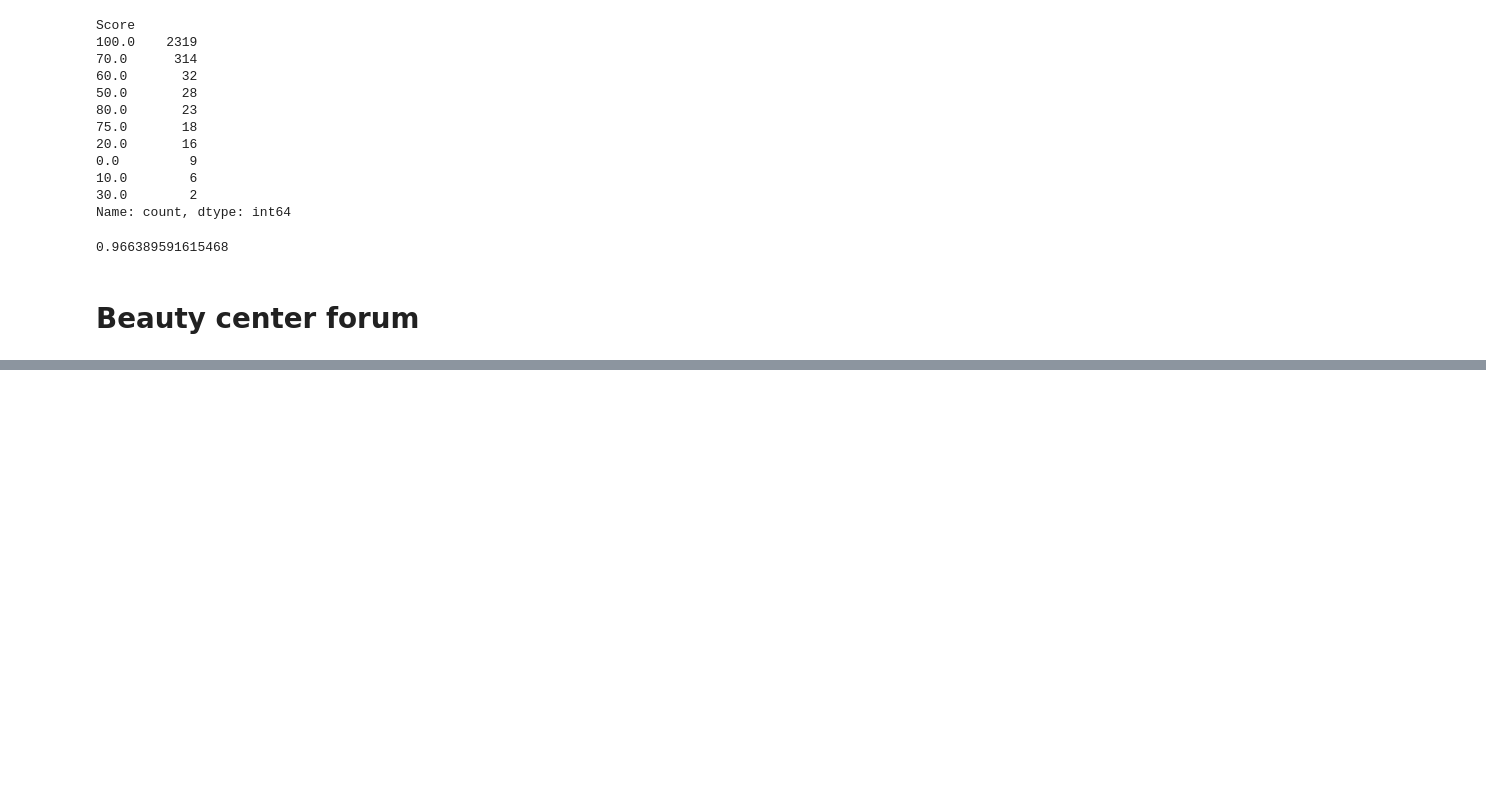
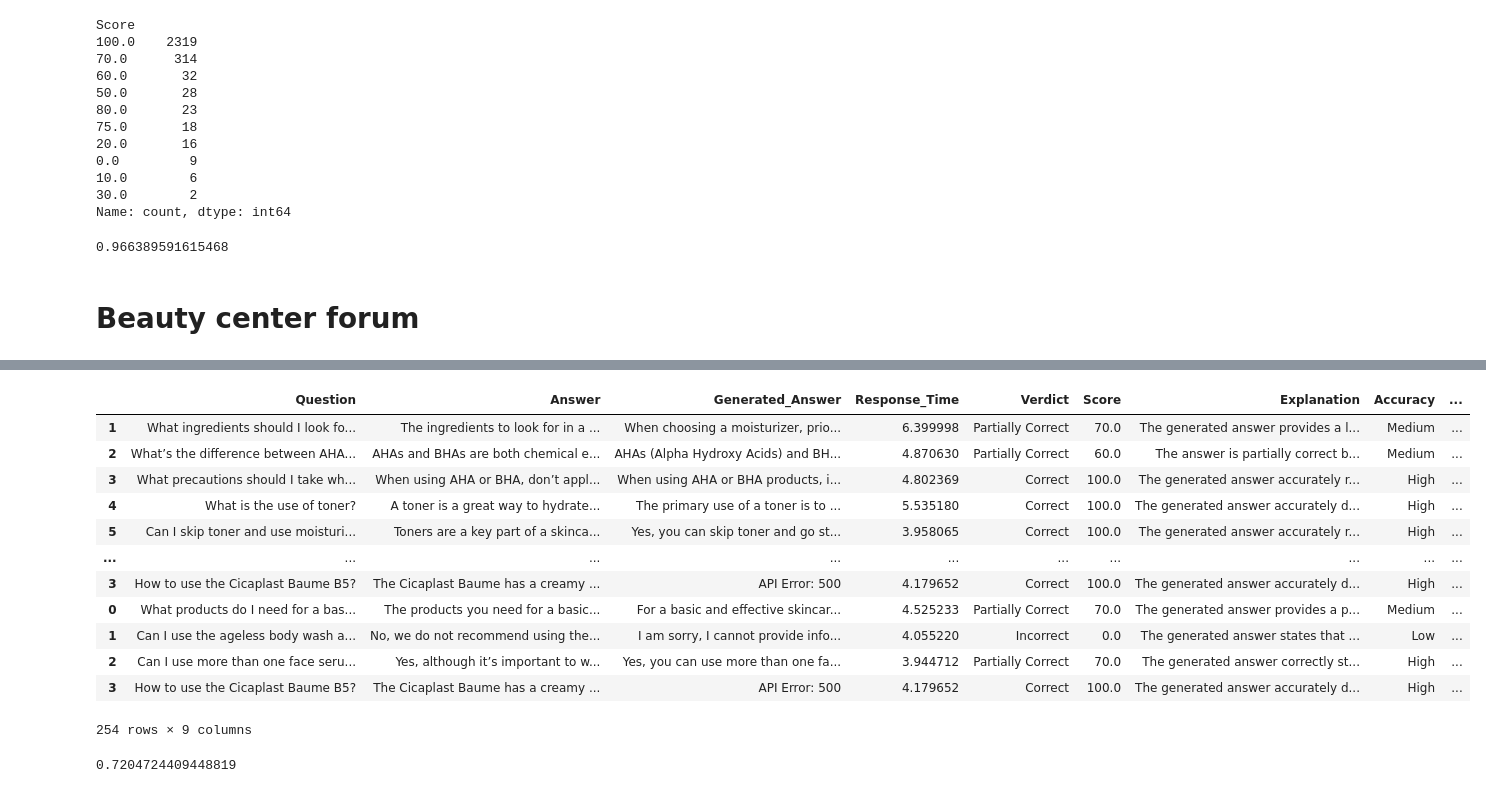
Before and after one commit to Dermalogical-AI-Assistant/qa-cosmetics-model, a Jupyter notebook: evaluate/monitor_final_result.ipynb, the cells around one changed output, grey strips where cells are left out. Cells and saved outputs as stored; diff of their text form; code cells hidden in the pictures; blank space fills up the shorter version.

```diff
--- a/evaluate/monitor_final_result.ipynb
+++ b/evaluate/monitor_final_result.ipynb
@@ -300,0 +258,2 @@ len(df[df['Score'] > 70])
+# %%
+df1 = df
@@ -300,0 +264,4 @@ len(df[df['Score'] > 70])
+# %%
+df = pd.read_csv(r'/home/jasmine/Documents/Study/DATN/code/qa-cosmetics-model/evaluate/result/tdcosmetics/beauty_center/additional_questions.csv')
+df = df[df['Score'].notna()]
+df['Score'].value_counts().sort_values()
@@ -300,0 +280,2 @@ len(df[df['Score'] > 70])
+# %%
+df2=df
@@ -300,0 +288,3 @@ len(df[df['Score'] > 70])
+# %%
+df_errors = pd.read_csv(r'result/tdcosmetics/beauty_center/beauty_center_not_score.csv')
+df_errors
@@ -300,0 +298,22 @@ len(df[df['Score'] > 70])
+# %%
+df = pd.concat([df, df_errors])
+df = df[df['Score'].notna()]
+df
+# %% [output]
+|  | Question | Answer | Generated_Answer | Response_Time | Verdict | Score | Explanation | Accuracy | ... |
+| 1 | What ingredients should I look fo... | The ingredients to look for in a ... | When choosing a moisturizer, prio... | 6.399998 | Partially Correct | 70.0 | The generated answer provides a l... | Medium | ... |
+| 2 | What’s the difference between AHA... | AHAs and BHAs are both chemical e... | AHAs (Alpha Hydroxy Acids) and BH... | 4.870630 | Partially Correct | 60.0 | The answer is partially correct b... | Medium | ... |
+| 3 | What precautions should I take wh... | When using AHA or BHA, don’t appl... | When using AHA or BHA products, i... | 4.802369 | Correct | 100.0 | The generated answer accurately r... | High | ... |
+| 4 | What is the use of toner? | A toner is a great way to hydrate... | The primary use of a toner is to ... | 5.535180 | Correct | 100.0 | The generated answer accurately d... | High | ... |
+| 5 | Can I skip toner and use moisturi... | Toners are a key part of a skinca... | Yes, you can skip toner and go st... | 3.958065 | Correct | 100.0 | The generated answer accurately r... | High | ... |
+| ... | ... | ... | ... | ... | ... | ... | ... | ... | ... |
+| 3 | How to use the Cicaplast Baume B5? | The Cicaplast Baume has a creamy ... | API Error: 500 | 4.179652 | Correct | 100.0 | The generated answer accurately d... | High | ... |
+| 0 | What products do I need for a bas... | The products you need for a basic... | For a basic and effective skincar... | 4.525233 | Partially Correct | 70.0 | The generated answer provides a p... | Medium | ... |
+| 1 | Can I use the ageless body wash a... | No, we do not recommend using the... | I am sorry, I cannot provide info... | 4.055220 | Incorrect | 0.0 | The generated answer states that ... | Low | ... |
+| 2 | Can I use more than one face seru... | Yes, although it’s important to w... | Yes, you can use more than one fa... | 3.944712 | Partially Correct | 70.0 | The generated answer correctly st... | High | ... |
+| 3 | How to use the Cicaplast Baume B5? | The Cicaplast Baume has a creamy ... | API Error: 500 | 4.179652 | Correct | 100.0 | The generated answer accurately d... | High | ... |
+254 rows × 9 columns
+# %%
+len(df[df['Score'] >= 70]) / len(df)
+# %% [output]
+0.7204724409448819
```
Also changed, not shown: parts of 17 cells of this notebook, 1 other file.
